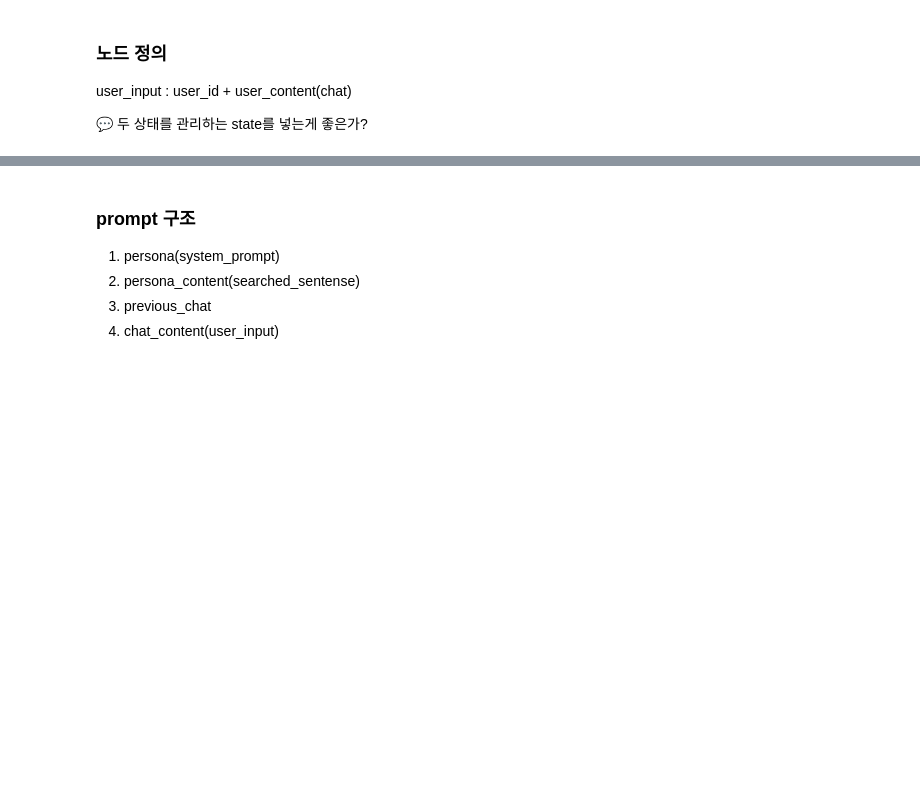
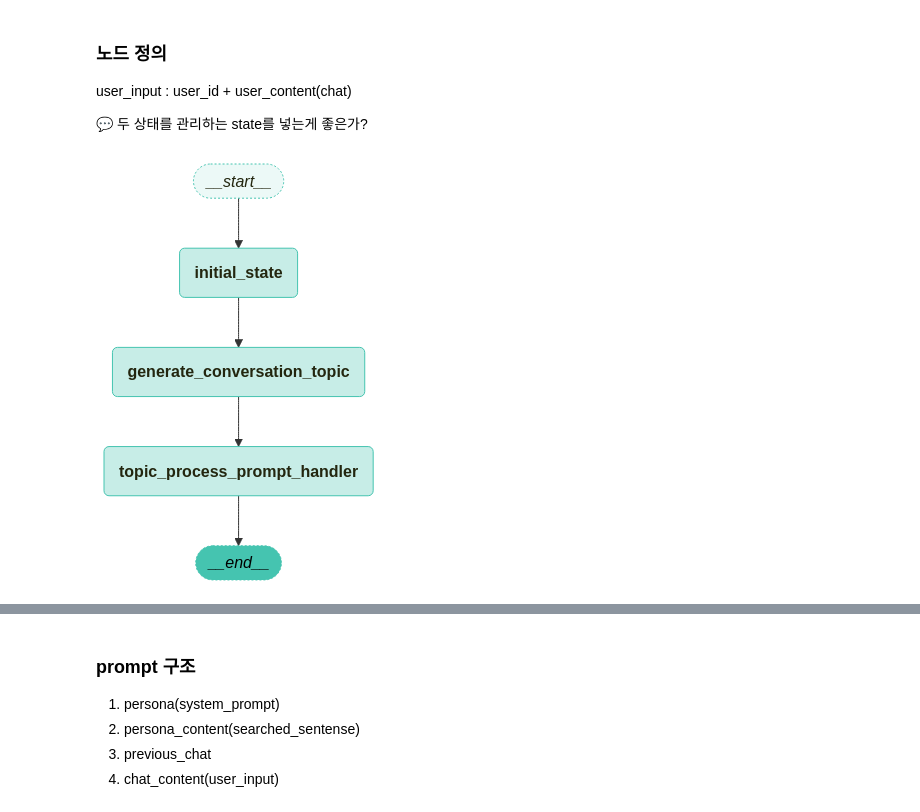
Before and after one commit to Omni-Core/vtuber-llm-core, a Jupyter notebook: llm_utils/persona-node.ipynb, the cells around one changed output, grey strips where cells are left out. Saved outputs shown, nothing was run; the diff lists cells and outputs as text; code cells hidden in the pictures; blank space fills up the shorter version.

Commit message:
feat : topic generator & small talk generator using topic

```diff
--- a/llm_utils/persona-node.ipynb
+++ b/llm_utils/persona-node.ipynb
@@ -321,6 +327,7 @@ class GraphState(TypedDict):
     situation_so_far : Annotated[str, "summary of context"]
     significant : Annotated[str, "significant moment if exist"]
     talk_type : Annotated[str, "talk type conversation or solioquy"]
+    topic : Annotated[str, "present topic of this broadcast"]
 # %% [markdown]
 ### 관련 함수 정의
 노드는 아니지만, 사용할만한 유용한 함수들
@@ -606,0 +758,35 @@ def understand_context(state: GraphState) -> GraphState:
+# %%
+test_inputs = [
+    {"present_contents": "시청자들과 인사를 나눔", "significant": "시청자 수가 0명입니다."},
+    {"present_contents": "혼자서 스몰토크를 합니다."},
+    {},
+    {},
+    {"user_id": "user_1", "user_chat":"여긴 뭐 하는 방임?", "significant": "시청자가 한 명 들어왔습니다."},
+    {},
+    {},
+    {"significant": "user_1은 아무말 없이 나갔습니다."},
+    {},
+]
+
+workflow = StateGraph(GraphState)
+
+workflow.add_node("initial_state", initial_state)
+workflow.add_node("generate_conversation_topic", generate_conversation_topic)
+workflow.add_node("topic_process_prompt_handler", topic_process_prompt_handler)
+
+workflow.add_edge("initial_state", "generate_conversation_topic")
+# workflow.add_edge("initial_state", "topic_process_prompt_handler")
+workflow.add_edge("generate_conversation_topic", "topic_process_prompt_handler")
+workflow.add_edge("topic_process_prompt_handler", END)
+
+# 시작점 설정
+workflow.set_entry_point("initial_state")
+
+# 메모리 설정
+memory = MemorySaver()
+
+app = workflow.compile(checkpointer=memory)
+
+visualize_graph(app)
+# %% [output]
+[figure, added]
```
Also changed, not shown: parts of 9 cells of this notebook.
